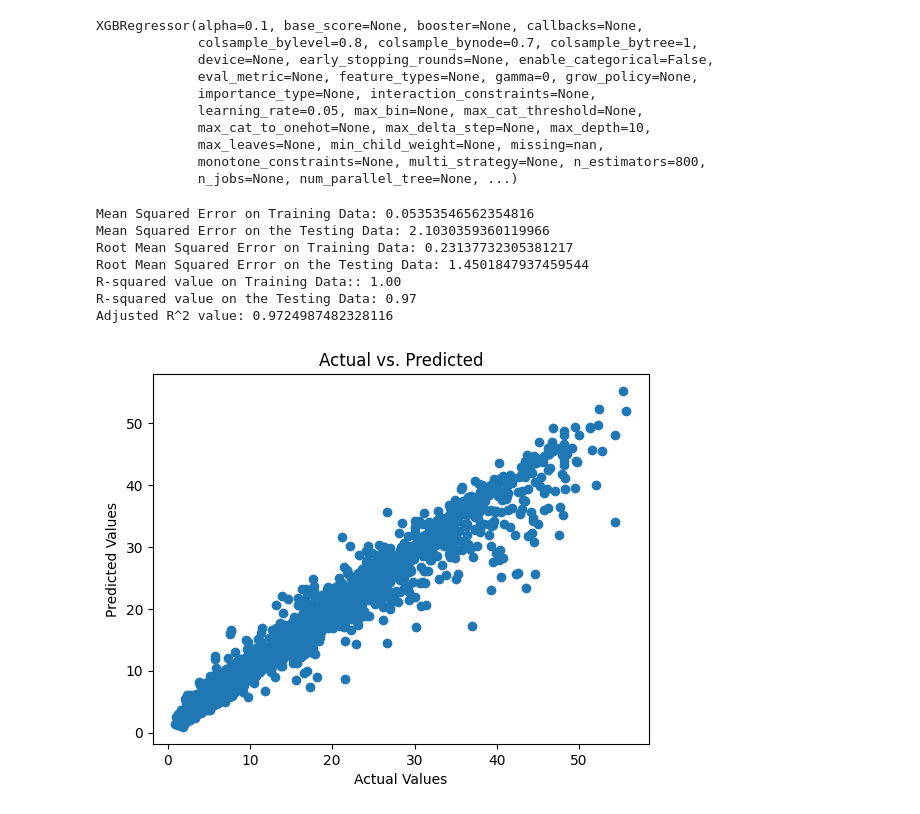
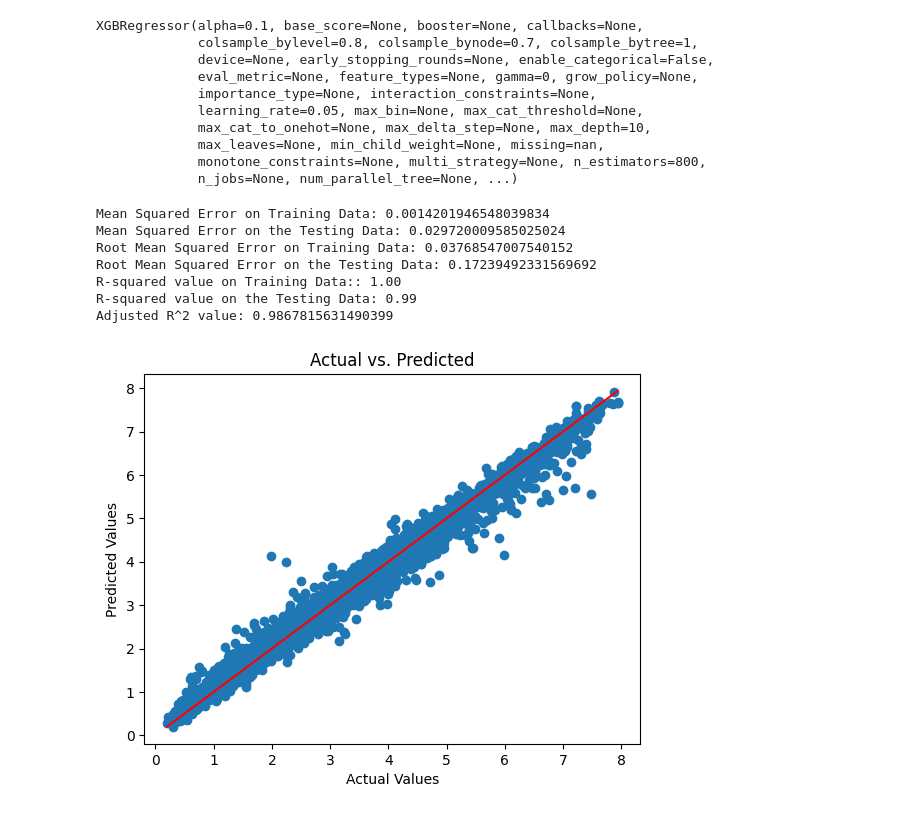
Before and after one commit to saust1/Project-OptiC4, a Jupyter notebook: III Models/3 Model C10/4 Model Selection/1.0.2 XGB - Tune Trees.ipynb, the cells around one changed output. Saved outputs shown, nothing was run; the diff lists cells and outputs as text; code cells hidden in the pictures.

```diff
--- a/III Models/3 Model C10/4 Model Selection/1.0.2 XGB - Tune Trees.ipynb
+++ b/III Models/3 Model C10/4 Model Selection/1.0.2 XGB - Tune Trees.ipynb
@@ -43,22 +43,18 @@ pd.set_option('display.max_columns', None)
 # %%
 # # List of columns to exclude from the XGboost feature selection results
 exclude_columns = [
-                     'LC55553',
-                     'TC55555',
-                     'PI55020',
-                     'TC55553',
-                     'TI55021',
-                     'LC55553',
-                     'LC55568',
-                     'TI40050',
-                     'TI55023',
-                     'PI55004',
-                     'M_Value',
-                     'FFC55553',
-                     'DI55580',
-                     'Al2O3',
-                     'C4_pct_Hex',
-                     'LC52572'
+                    'TI40050',
+                    'TC55555',
+                    'LC55568',
+                    'LC55557',
+                    'Al2O3',
+                    'LC55553',
+                    'M_Value',
+                    'FFC55553',
+                    'DI55580',
+                    'Al2O3',
+                    'C4_pct_Hex',
+                    'LC52572',
 
 #                  'Date',
 #                  'C4_pct_Hex', 'HydWtr_Na2O',
@@ -102,7 +98,7 @@ max       87.901600     81.156950    198.487625
 # %%
 # Assuming your data is in filtered_df and you want to predict 'target_column_name'
-X = df_All.drop(['Butanol', 'Date'], axis=1)  # Replace 'target_column_name' with your target column's name
-y = df_All['Butanol']
+X = df_All.drop(['Decanol', 'Date'], axis=1)  # Replace 'target_column_name' with your target column's name
+y = df_All['Decanol']
 # %%
 # Split the data into training and testing sets
 X_train, X_test, y_train, y_test = train_test_split(X, y, test_size=0.2, random_state=42)
@@ -188,21 +184,29 @@ adj_r2 = adjusted_r2(r2, len(y_test), len(current_features))
 
 print(f"Adjusted R^2 value: {adj_r2}")
 # %% [output]
-Mean Squared Error on Training Data: 0.05353546562354816
-Mean Squared Error on the Testing Data: 2.1030359360119966
-Root Mean Squared Error on Training Data: 0.23137732305381217
-Root Mean Squared Error on the Testing Data: 1.4501847937459544
+Mean Squared Error on Training Data: 0.0014201946548039834
+Mean Squared Error on the Testing Data: 0.029720009585025024
+Root Mean Squared Error on Training Data: 0.03768547007540152
+Root Mean Squared Error on the Testing Data: 0.17239492331569692
 R-squared value on Training Data:: 1.00
-R-squared value on the Testing Data: 0.97
-Adjusted R^2 value: 0.9724987482328116
+R-squared value on the Testing Data: 0.99
+Adjusted R^2 value: 0.9867815631490399
 # %%
 plt.scatter(y_test, y_pred)
 plt.xlabel('Actual Values')
 plt.ylabel('Predicted Values')
 plt.title('Actual vs. Predicted')
+
+# Calculate the min and max values across both y_test and y_pred
+min_val = min(min(y_test), min(y_pred))
+max_val = max(max(y_test), max(y_pred))
+
+# Plot the red 1:1 line
+plt.plot([min_val, max_val], [min_val, max_val], color='red')  # 1:1 line
+
 plt.show()
 # %% [output]
-[figure, old version]
+[figure, new version]
 # %%
 residuals = y_test - y_pred
 plt.scatter(y_pred, residuals)
```
Also changed, not shown: parts of 6 cells of this notebook, 11 other files.
